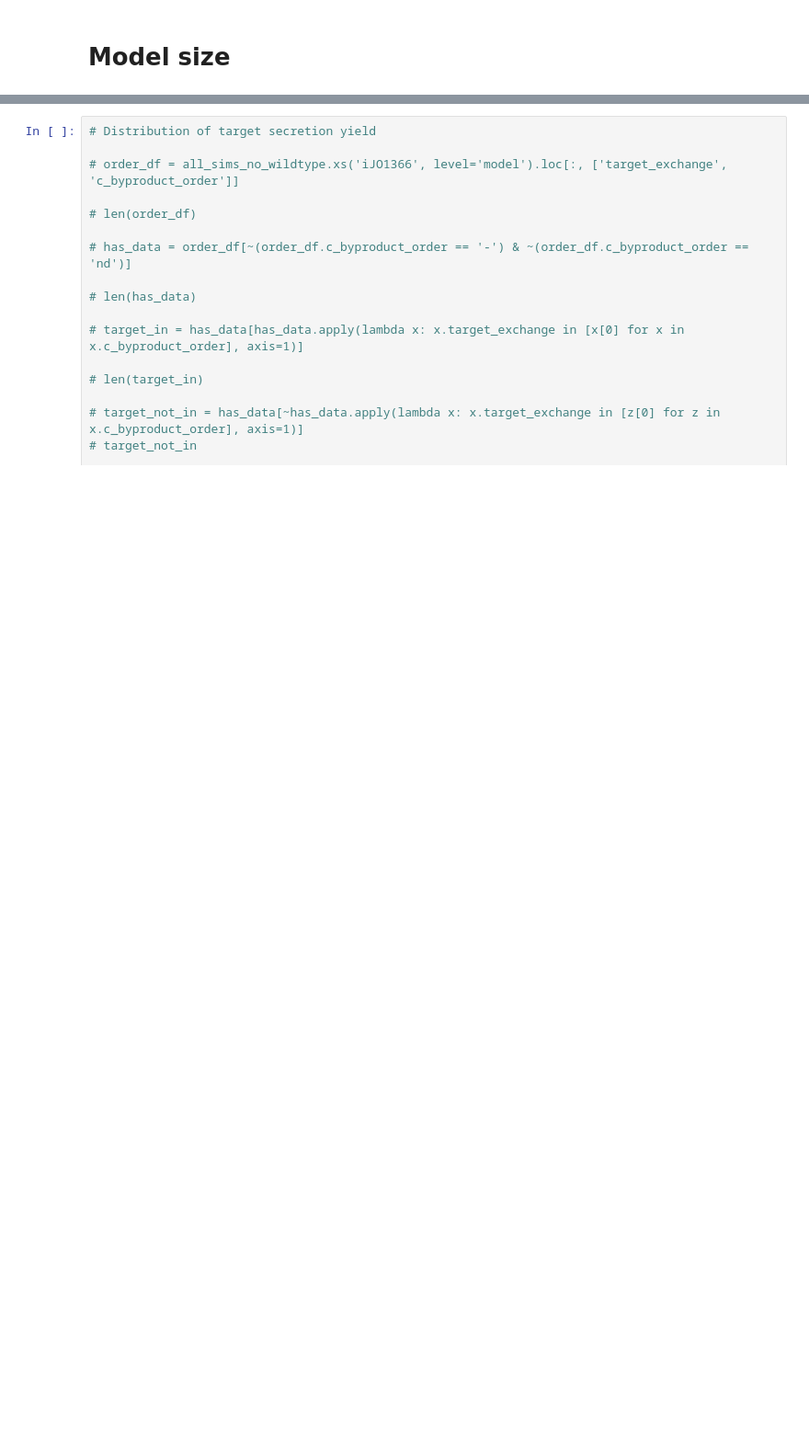
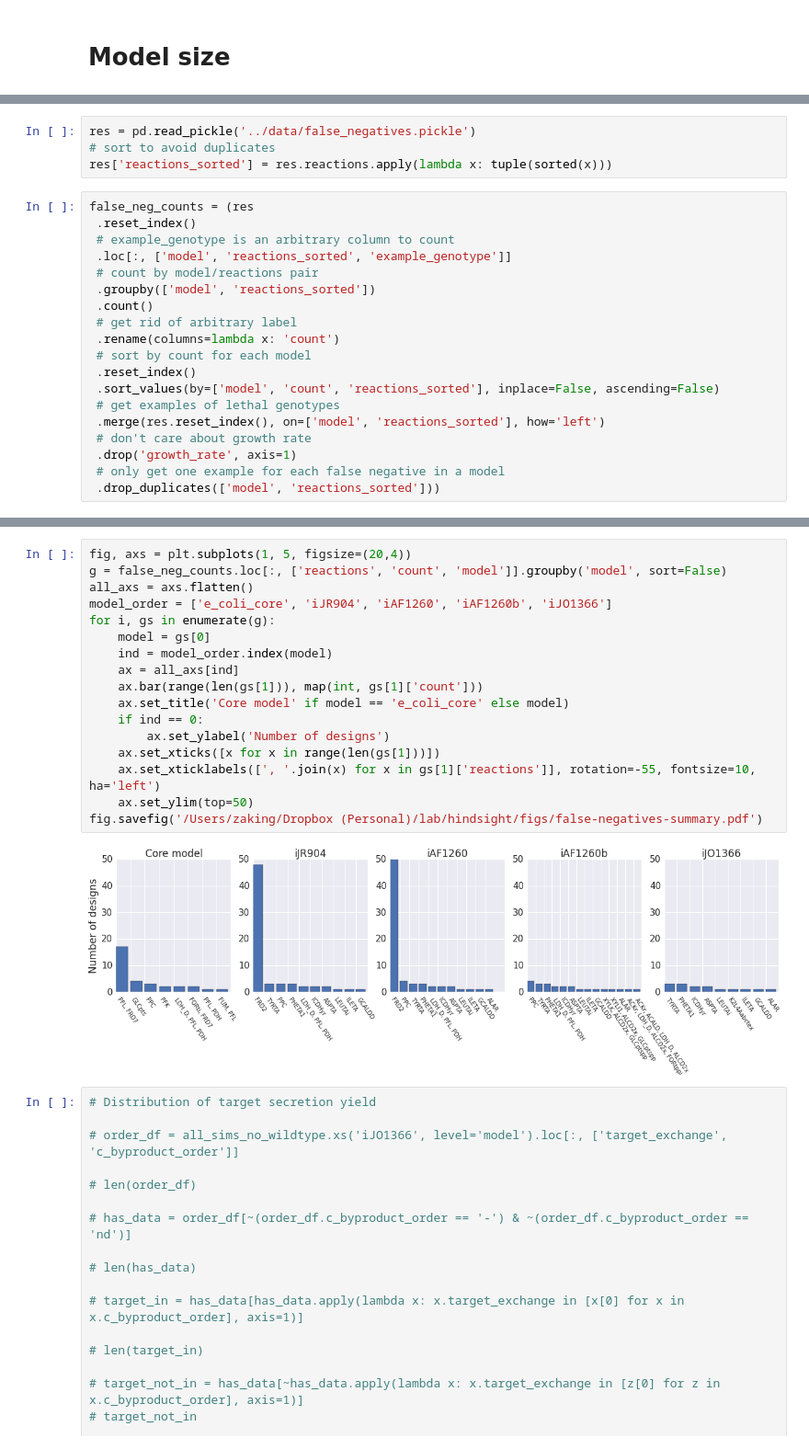
Before and after one commit to zakandrewking/hindsight, a Jupyter notebook: notebooks/figures.ipynb, the cells around one changed output, grey strips where cells are left out. Shown at 92% size. Cells and saved outputs as stored; diff of their text form; blank space fills up the shorter version.

```diff
--- a/notebooks/figures.ipynb
+++ b/notebooks/figures.ipynb
@@ -768,0 +894,23 @@ plt.savefig('/Users/zaking/lab/hindsight/figs/model-size.pdf')
+# %%
+res = pd.read_pickle('../data/false_negatives.pickle')
+# sort to avoid duplicates
+res['reactions_sorted'] = res.reactions.apply(lambda x: tuple(sorted(x)))
+# %%
+false_neg_counts = (res
+ .reset_index()
+ # example_genotype is an arbitrary column to count
+ .loc[:, ['model', 'reactions_sorted', 'example_genotype']]
+ # count by model/reactions pair
+ .groupby(['model', 'reactions_sorted'])
+ .count()
+ # get rid of arbitrary label
+ .rename(columns=lambda x: 'count')
+ # sort by count for each model
+ .reset_index()
+ .sort_values(by=['model', 'count', 'reactions_sorted'], inplace=False, ascending=False)
+ # get examples of lethal genotypes
+ .merge(res.reset_index(), on=['model', 'reactions_sorted'], how='left')
+ # don't care about growth rate
+ .drop('growth_rate', axis=1)
+ # only get one example for each false negative in a model
+ .drop_duplicates(['model', 'reactions_sorted']))
@@ -769,3 +928,22 @@ plt.savefig('/Users/zaking/lab/hindsight/figs/model-size.pdf')
+# %%
+fig, axs = plt.subplots(1, 5, figsize=(20,4))
+g = false_neg_counts.loc[:, ['reactions', 'count', 'model']].groupby('model', sort=False)
+all_axs = axs.flatten()
+model_order = ['e_coli_core', 'iJR904', 'iAF1260', 'iAF1260b', 'iJO1366']
+for i, gs in enumerate(g):
+    model = gs[0]
+    ind = model_order.index(model)
+    ax = all_axs[ind]
+    ax.bar(range(len(gs[1])), map(int, gs[1]['count']))
+    ax.set_title('Core model' if model == 'e_coli_core' else model)
+    if ind == 0:
+        ax.set_ylabel('Number of designs')
+    ax.set_xticks([x for x in range(len(gs[1]))])
+    ax.set_xticklabels([', '.join(x) for x in gs[1]['reactions']], rotation=-55, fontsize=10, ha='left')
+    ax.set_ylim(top=50)
+fig.savefig('/Users/zaking/Dropbox (Personal)/lab/hindsight/figs/false-negatives-summary.pdf')
+# %% [output]
+[figure, added]
 # %%
 # Distribution of target secretion yield
 
```
Also changed, not shown: parts of 33 cells of this notebook, 17 other files.
